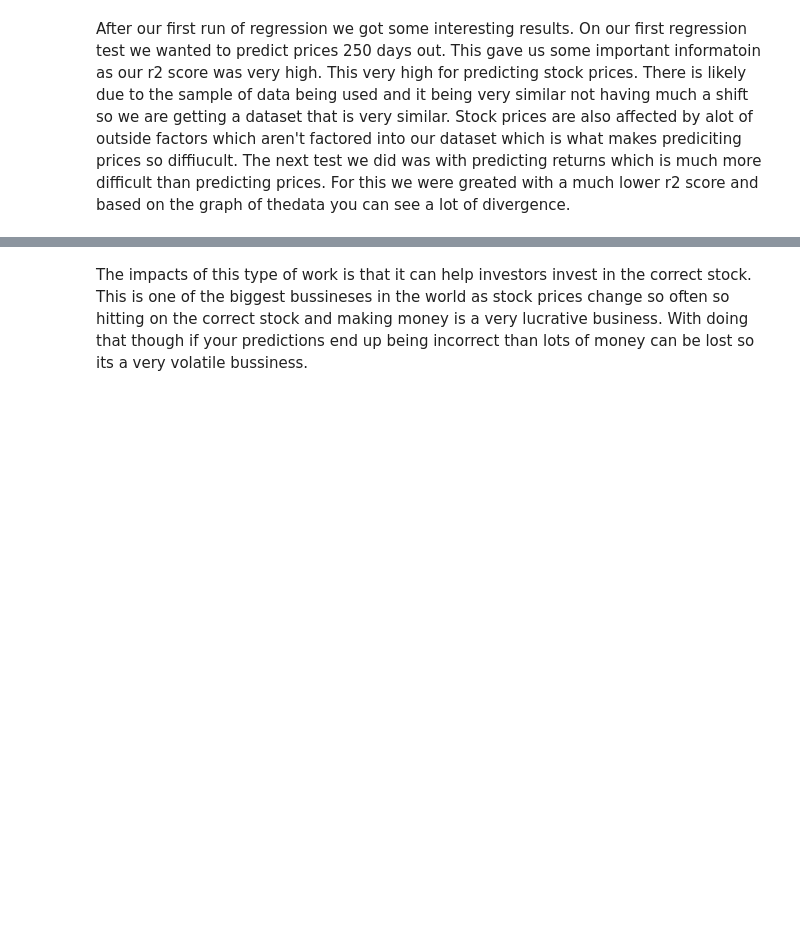
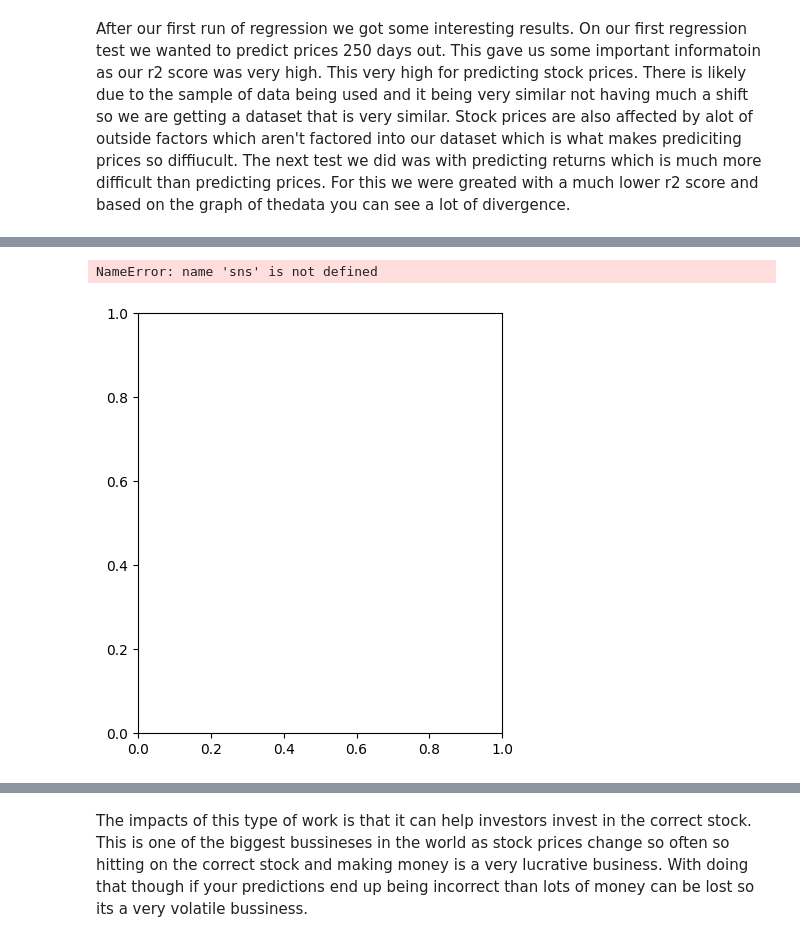
Before and after one commit to fabiola-rojas/itcs3162-final, a Jupyter notebook: itcs3162-final-proj.ipynb, the cells around one changed output, grey strips where cells are left out. Cells and saved outputs as stored; diff of their text form; code cells hidden in the pictures; blank space fills up the shorter version.

```diff
--- a/itcs3162-final-proj.ipynb
+++ b/itcs3162-final-proj.ipynb
@@ -244,0 +329,14 @@ After our first run of regression we got some interesting results. On our first
+# %%
+plt.figure(figsize=(16, 12))
+for i, feature in enumerate(features, 1):
+    plt.subplot(2, 3, i)
+    sns.boxplot(x='cluster', y=feature, data=df_model, palette="Set2", hue='cluster', legend=False)
+    plt.title(f'{feature} by cluster')
+    plt.xlabel('Cluster')
+    plt.ylabel(feature)
+
+plt.tight_layout()
+plt.show()
+# %% [output]
+NameError: name 'sns' is not defined
+[figure, added]
```
Also changed, not shown: parts of 17 cells of this notebook.
